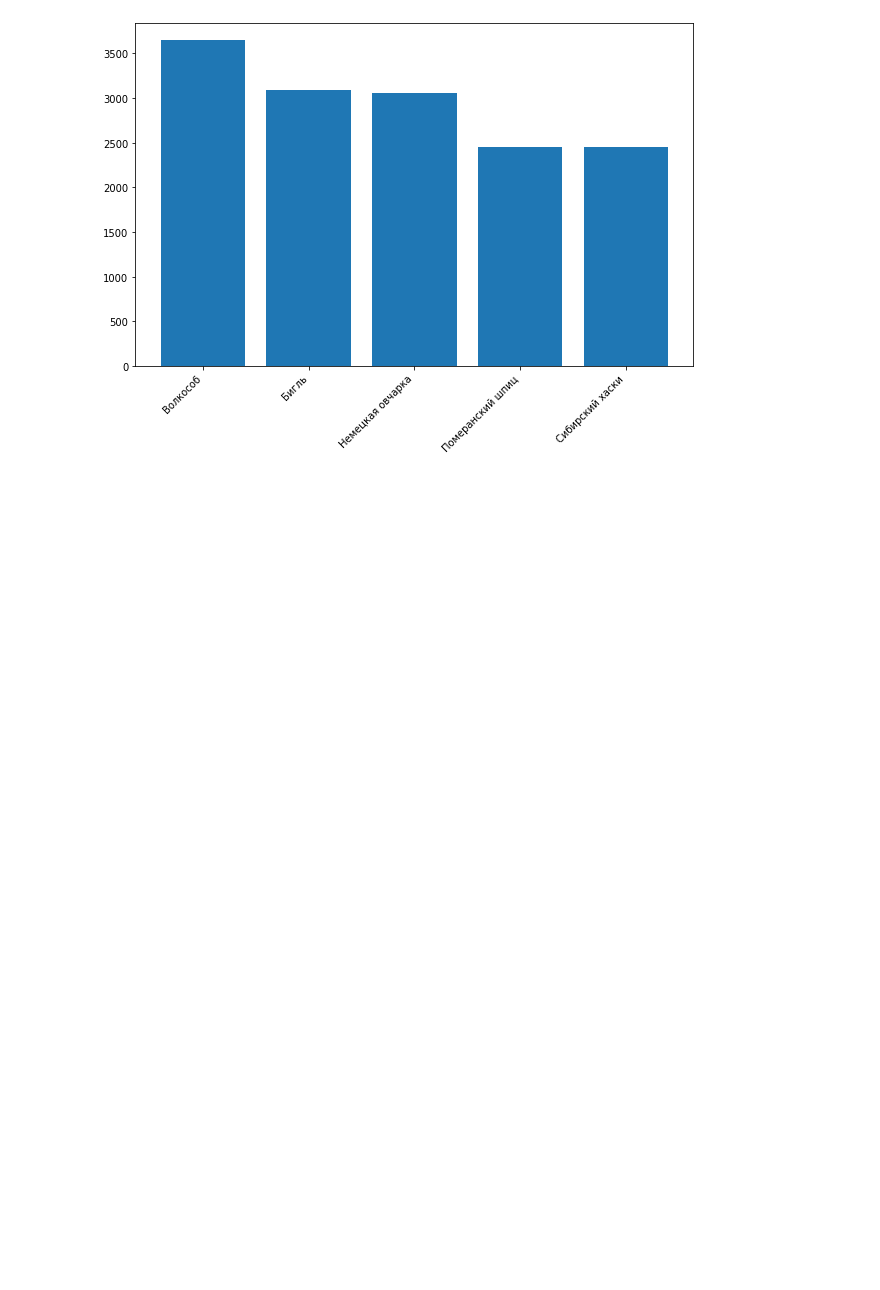
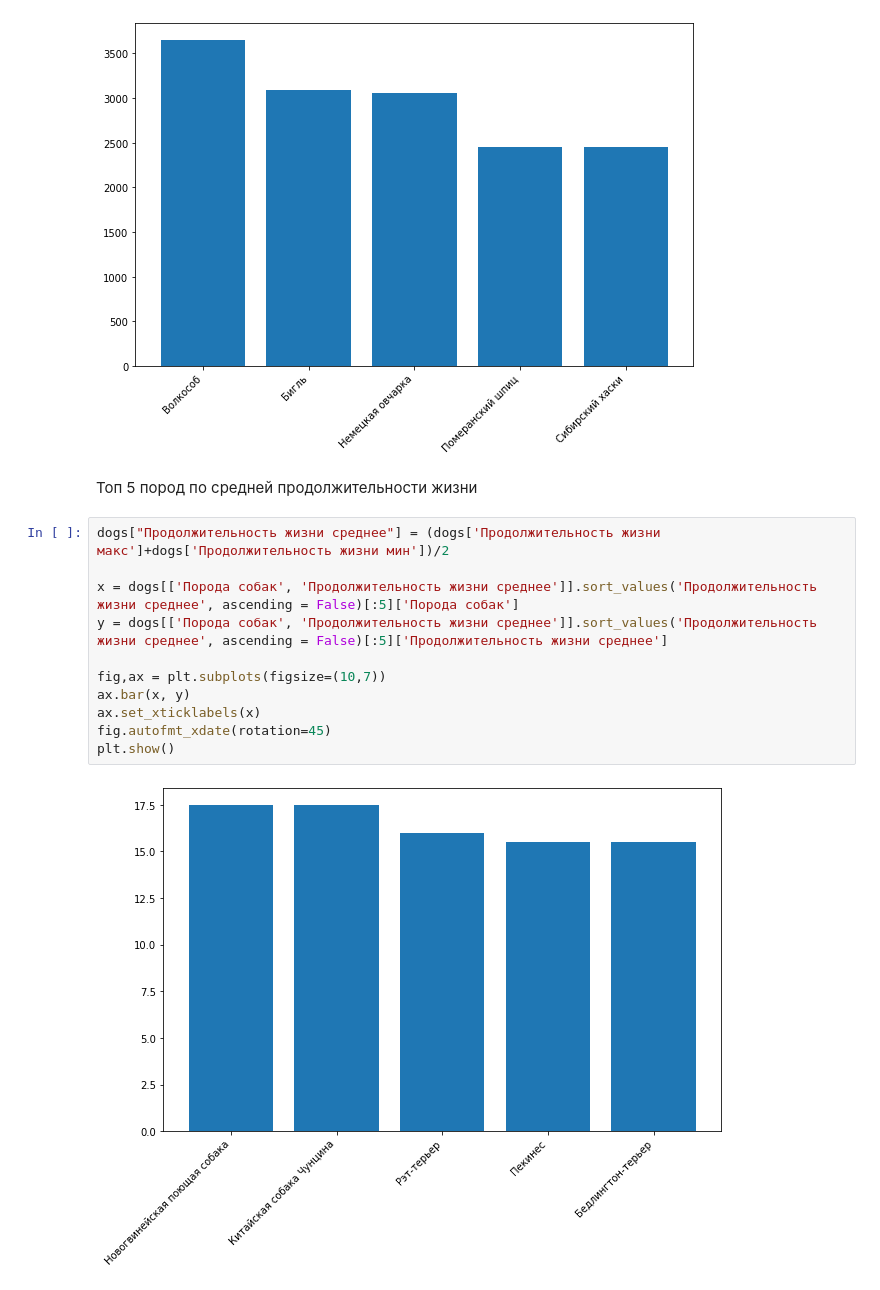
Before and after one commit to Gremler5442/colab-lab, a Jupyter notebook: Python_LabPandasColab.ipynb, the cells around one changed output. Saved outputs shown, nothing was run; the diff lists cells and outputs as text; blank space fills up the shorter version.

```diff
--- a/Python_LabPandasColab.ipynb
+++ b/Python_LabPandasColab.ipynb
@@ -1400,3 +1400,18 @@ fig.autofmt_xdate(rotation=45)
 plt.show()
 # %% [output]
 [figure]
+# %% [markdown]
+Топ 5 пород по средней продолжительности жизни
+# %%
+dogs["Продолжительность жизни среднее"] = (dogs['Продолжительность жизни макс']+dogs['Продолжительность жизни мин'])/2
+
+x = dogs[['Порода собак', 'Продолжительность жизни среднее']].sort_values('Продолжительность жизни среднее', ascending = False)[:5]['Порода собак']
+y = dogs[['Порода собак', 'Продолжительность жизни среднее']].sort_values('Продолжительность жизни среднее', ascending = False)[:5]['Продолжительность жизни среднее']
+
+fig,ax = plt.subplots(figsize=(10,7))
+ax.bar(x, y)
+ax.set_xticklabels(x)
+fig.autofmt_xdate(rotation=45)
+plt.show()
+# %% [output]
+[figure, added]
```
